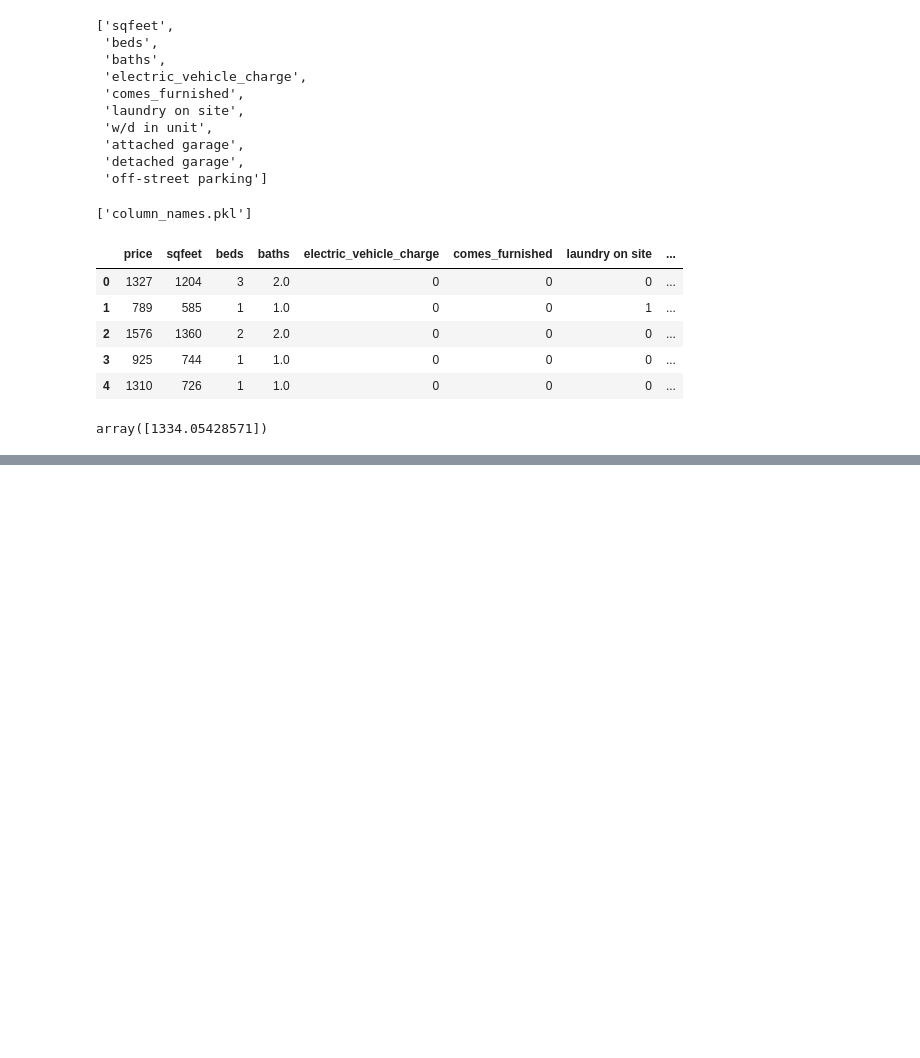
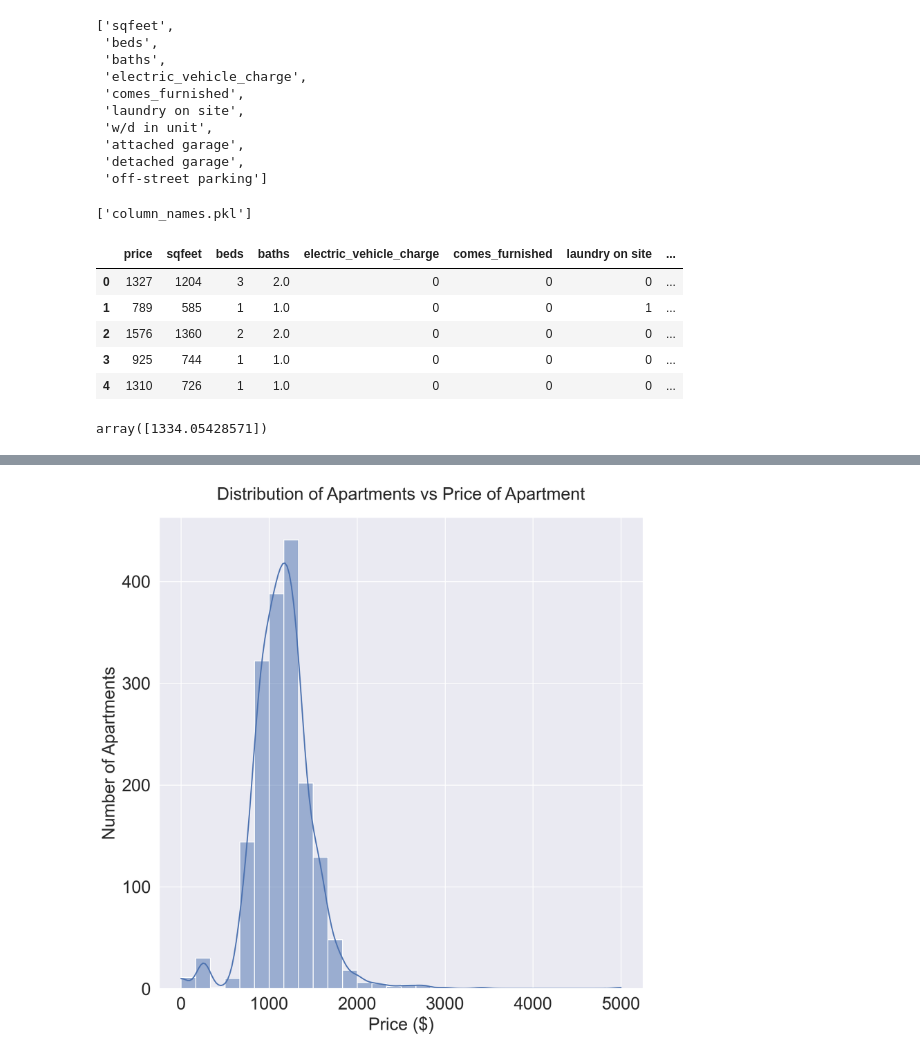
Before and after one commit to CKHarrison/phoenix-rent-predictor, a Jupyter notebook: housing.ipynb, the cells around one changed output, grey strips where cells are left out. Cells and saved outputs as stored; diff of their text form; code cells hidden in the pictures; blank space fills up the shorter version.

```diff
--- a/housing.ipynb
+++ b/housing.ipynb
@@ -1623,0 +1684,11 @@ array([1334.05428571])
+# %%
+plt.figure(figsize=(10, 10), dpi=200)
+sns.histplot(data=small_df, x='price', bins=30, kde=True)
+plt.yticks(fontsize=20)
+plt.xticks(fontsize=20)
+plt.ylabel('Number of Apartments', fontsize=20)
+plt.xlabel('Price ($)', fontsize=20)
+plt.title('Distribution of Apartments vs Price of Apartment', fontsize=20, pad=20)
+plt.savefig('../capstone/images/apartment_distribution')
+# %% [output]
+[figure, added]
```
Also changed, not shown: parts of 12 cells of this notebook, 13 other files.
